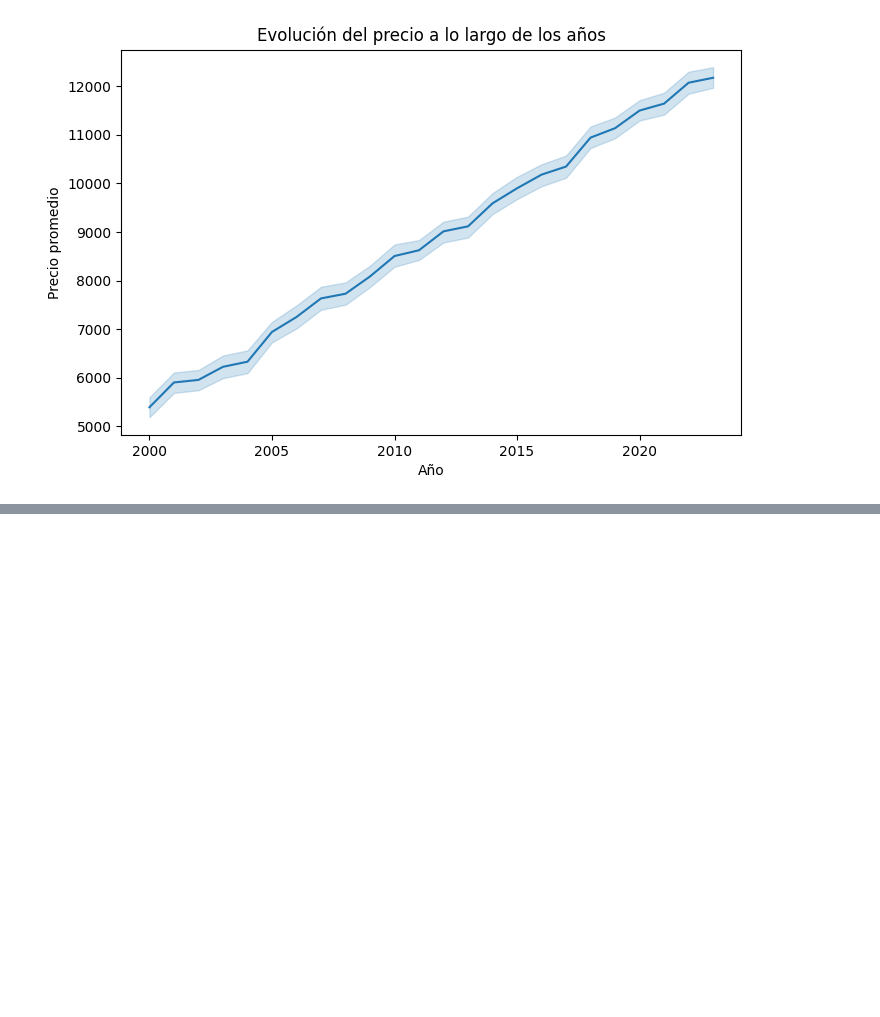
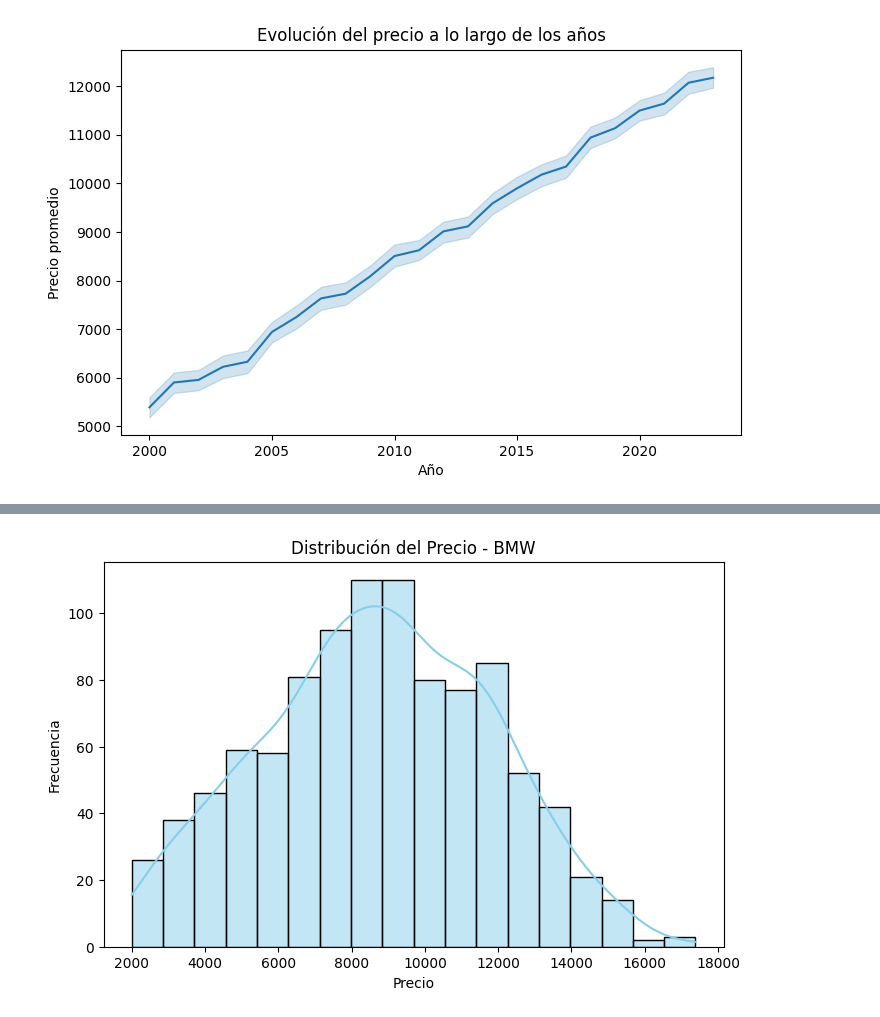
Before and after one commit to stif20/binder, a Jupyter notebook: car.ipynb, the cells around one changed output, grey strips where cells are left out. Saved outputs shown, nothing was run; the diff lists cells and outputs as text; code cells hidden in the pictures; blank space fills up the shorter version.

```diff
--- a/car.ipynb
+++ b/car.ipynb
@@ -113,3 +163,7 @@ plt.ylabel("Precio promedio")
 plt.show()
 # %% [output]
 [figure]
+# %%
+df_bmw = df[df['Brand'] == 'BMW']
+print("Número de registros de BMW:", len(df_bmw))
+df_bmw.head()
@@ -115,0 +202,12 @@ plt.show()
+# %%
+import matplotlib.pyplot as plt
+import seaborn as sns
+
+plt.figure(figsize=(8,5))
+sns.histplot(data=df_bmw, x='Price', kde=True, color='skyblue')
+plt.title("Distribución del Precio - BMW")
+plt.xlabel("Precio")
+plt.ylabel("Frecuencia")
+plt.show()
+# %% [output]
+[figure, added]
```
Also changed, not shown: parts of 10 cells of this notebook.
